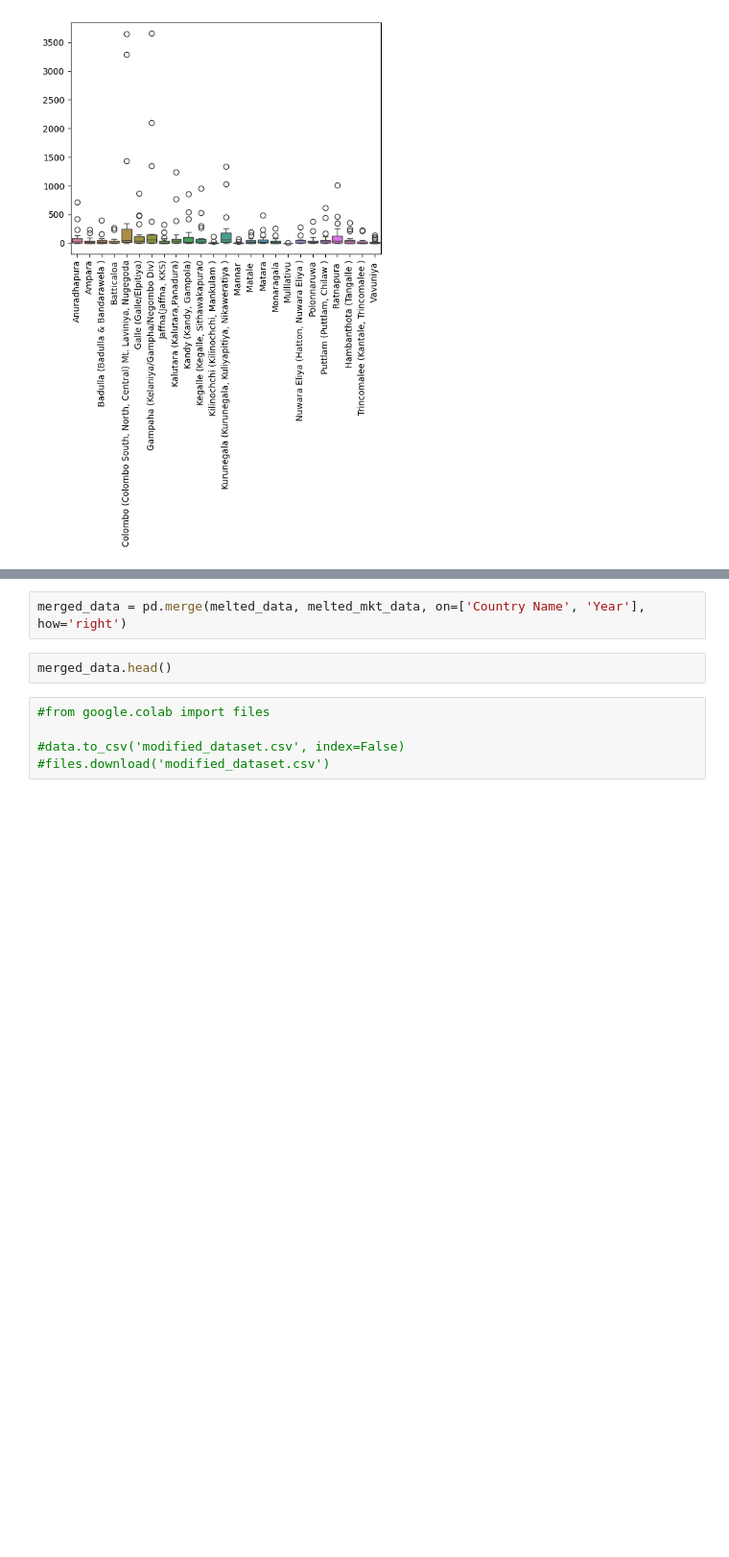
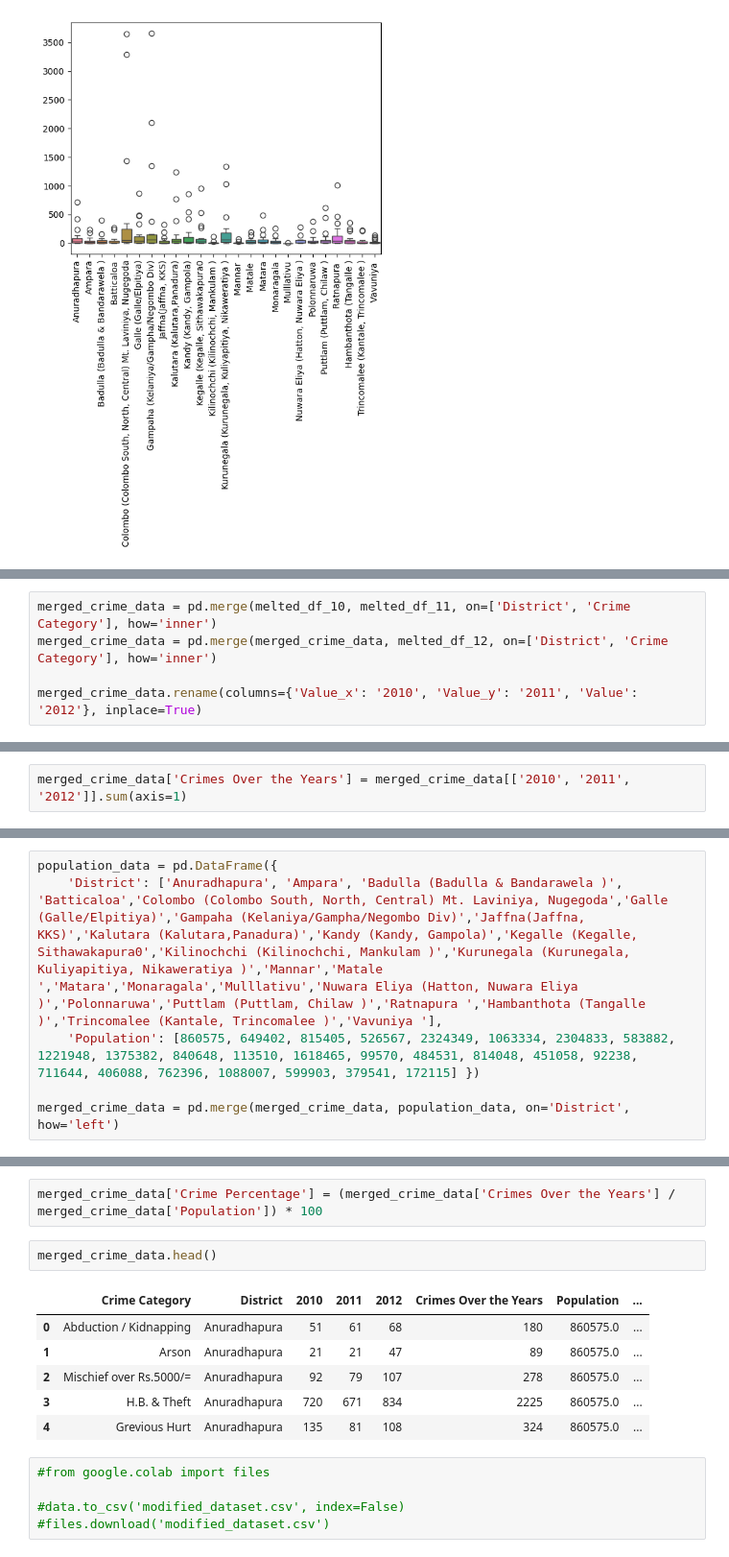
Before and after one commit to Sandanu87/DSPL_ICW, a Jupyter notebook: ICW_data_prep.ipynb, the cells around one changed output, grey strips where cells are left out. Shown at 96% size. Saved outputs shown, nothing was run; the diff lists cells and outputs as text; blank space fills up the shorter version.

Commit message:
Cleaning, rearranging and creating new features in the dataframe

```diff
--- a/ICW_data_prep.ipynb
+++ b/ICW_data_prep.ipynb
@@ -327 +339,6 @@ print(melted_data.head())
+# %%
+merged_crime_data = pd.merge(melted_df_10, melted_df_11, on=['District', 'Crime Category'], how='inner')
+merged_crime_data = pd.merge(merged_crime_data, melted_df_12, on=['District', 'Crime Category'], how='inner')
+
+merged_crime_data.rename(columns={'Value_x': '2010', 'Value_y': '2011', 'Value': '2012'}, inplace=True)
 # %%
@@ -333 +353,3 @@ data_mkt = data_mkt[data_mkt['Country Name'] == 'Sri Lanka']
+# %%
+merged_crime_data['Crimes Over the Years'] = merged_crime_data[['2010', '2011', '2012']].sum(axis=1)
 # %%
@@ -340 +364,7 @@ melted_mkt_data['Year'] = pd.to_numeric(melted_mkt_data['Year'])
+# %%
+population_data = pd.DataFrame({
+    'District': ['Anuradhapura', 'Ampara', 'Badulla (Badulla & Bandarawela )', 'Batticaloa','Colombo (Colombo South, North, Central) Mt. Laviniya, Nugegoda','Galle (Galle/Elpitiya)','Gampaha (Kelaniya/Gampha/Negombo Div)','Jaffna(Jaffna, KKS)','Kalutara (Kalutara,Panadura)','Kandy (Kandy, Gampola)','Kegalle (Kegalle, Sithawakapura0','Kilinochchi (Kilinochchi, Mankulam )','Kurunegala (Kurunegala, Kuliyapitiya, Nikaweratiya )','Mannar','Matale ','Matara','Monaragala','Mulllativu','Nuwara Eliya (Hatton, Nuwara Eliya )','Polonnaruwa','Puttlam (Puttlam, Chilaw )','Ratnapura ','Hambanthota (Tangalle )','Trincomalee (Kantale, Trincomalee )','Vavuniya '],
+    'Population': [860575, 649402, 815405, 526567, 2324349, 1063334, 2304833, 583882, 1221948, 1375382, 840648, 113510, 1618465, 99570, 484531, 814048, 451058, 92238, 711644, 406088, 762396, 1088007, 599903, 379541, 172115] })
+
+merged_crime_data = pd.merge(merged_crime_data, population_data, on='District', how='left')
 # %%
@@ -342,7 +379,14 @@ melted_mkt_data.head()
-# %%
-merged_data = pd.merge(melted_data, melted_mkt_data, on=['Country Name', 'Year'], how='right')
+# %%
+merged_crime_data['Crime Percentage'] = (merged_crime_data['Crimes Over the Years'] / merged_crime_data['Population']) * 100
 # %%
-merged_data.head()
+merged_crime_data.head()
+# %% [output]
+|  | Crime Category | District | 2010 | 2011 | 2012 | Crimes Over the Years | Population | ... |
+| 0 | Abduction / Kidnapping | Anuradhapura | 51 | 61 | 68 | 180 | 860575.0 | ... |
+| 1 | Arson | Anuradhapura | 21 | 21 | 47 | 89 | 860575.0 | ... |
+| 2 | Mischief over Rs.5000/= | Anuradhapura | 92 | 79 | 107 | 278 | 860575.0 | ... |
+| 3 | H.B. & Theft | Anuradhapura | 720 | 671 | 834 | 2225 | 860575.0 | ... |
+| 4 | Grevious Hurt | Anuradhapura | 135 | 81 | 108 | 324 | 860575.0 | ... |
 # %%
 #from google.colab import files
 
```
Also changed, not shown: parts of 15 cells of this notebook.
